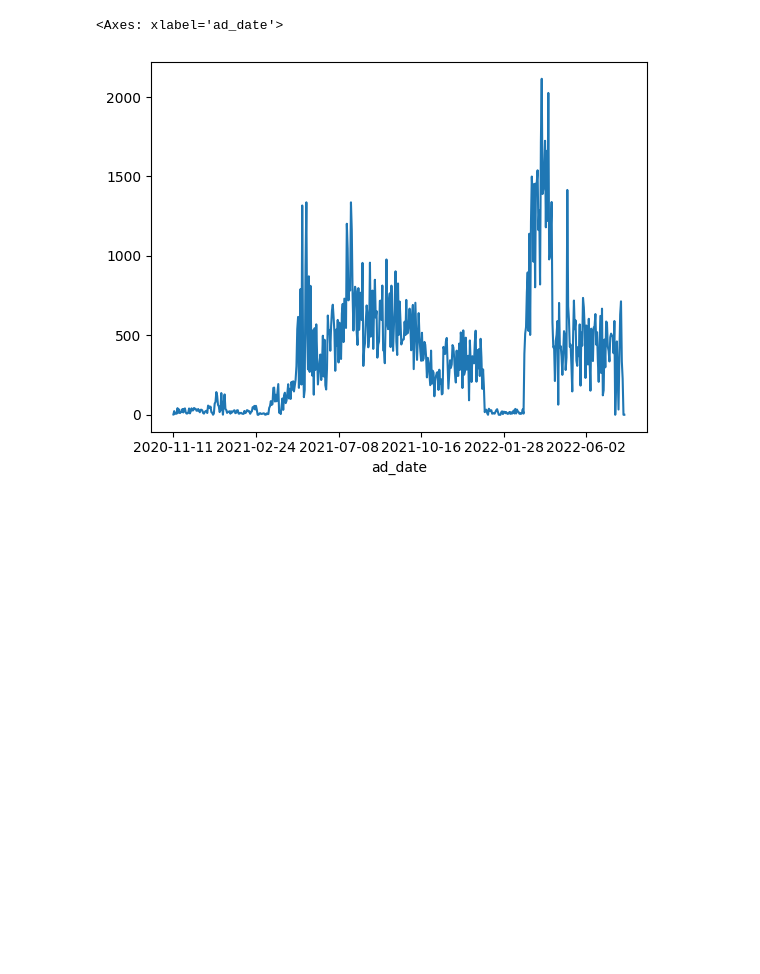
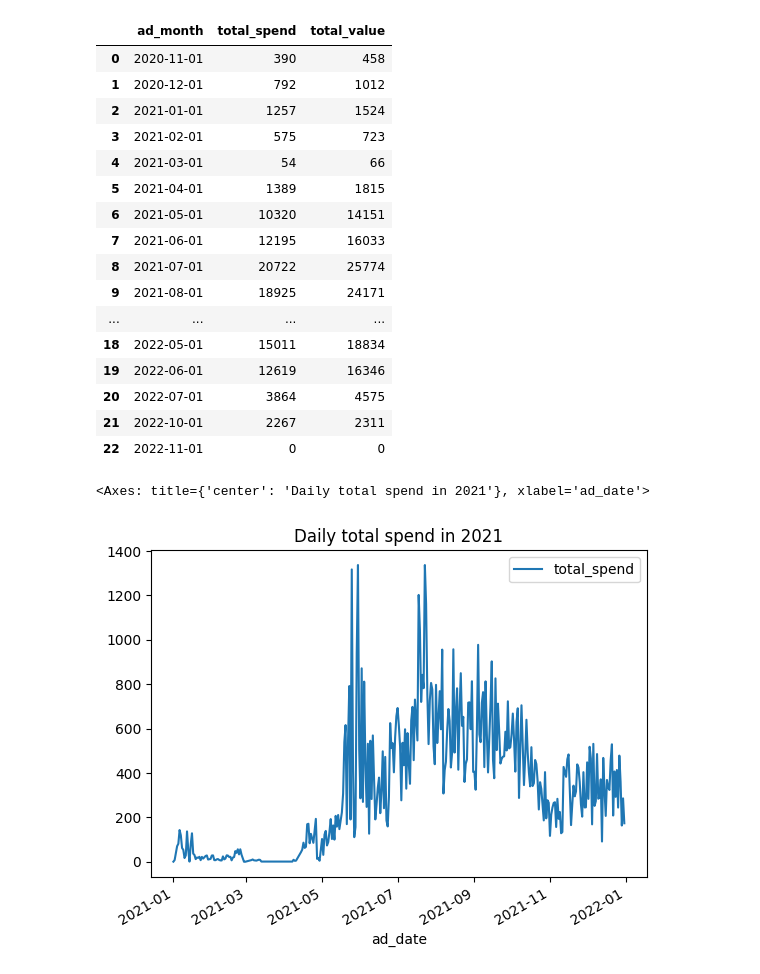
Before and after one commit to SamKratin/python-dataframes-exercises, a Jupyter notebook: FB_ads_data.ipynb, the cells around one changed output. Saved outputs shown, nothing was run; the diff lists cells and outputs as text; code cells hidden in the pictures; blank space fills up the shorter version.

```diff
--- a/FB_ads_data.ipynb
+++ b/FB_ads_data.ipynb
@@ -4,5 +5,7 @@ import matplotlib as mpl
 # %%
-df = pd.read_csv(r'C:\Users\Anna\Downloads\facebook_ads_data (2.0).csv')
+df = pd.read_csv(r"C:\Users\Anna\Desktop\facebook_ads_data (2.0).csv")
+df['ad_date'] = pd.to_datetime(df['ad_date'])
+df['ad_month'] = df['ad_date'].dt.to_period('M').dt.start_time
 df
 # %% [output]
 |  | ad_date | campaign_name | total_spend | total_impressions | total_clicks | total_value | cpc | cpm | ... |
@@ -21,5 +24,28 @@ df
 # %%
-df.groupby('ad_date').sum()['total_spend'].plot()
+group_month = df.groupby('ad_month').agg({'total_spend': 'sum', 'total_value': 'sum'}).astype('int').reset_index()
+group_month
 # %% [output]
-<Axes: xlabel='ad_date'>
-[figure, removed]
+|  | ad_month | total_spend | total_value |
+| 0 | 2020-11-01 | 390 | 458 |
+| 1 | 2020-12-01 | 792 | 1012 |
+| 2 | 2021-01-01 | 1257 | 1524 |
+| 3 | 2021-02-01 | 575 | 723 |
+| 4 | 2021-03-01 | 54 | 66 |
+| 5 | 2021-04-01 | 1389 | 1815 |
+| 6 | 2021-05-01 | 10320 | 14151 |
+| 7 | 2021-06-01 | 12195 | 16033 |
+| 8 | 2021-07-01 | 20722 | 25774 |
+| 9 | 2021-08-01 | 18925 | 24171 |
+| ... | ... | ... | ... |
+| 18 | 2022-05-01 | 15011 | 18834 |
+| 19 | 2022-06-01 | 12619 | 16346 |
+| 20 | 2022-07-01 | 3864 | 4575 |
+| 21 | 2022-10-01 | 2267 | 2311 |
+| 22 | 2022-11-01 | 0 | 0 |
+# %%
+df_2021 = df[df["ad_date"].dt.year == 2021]
+group_day_2021 = df_2021.groupby("ad_date", as_index=False)["total_spend"].sum()
+group_day_2021.plot(x="ad_date", y="total_spend", kind="line", title="Daily total spend in 2021")
+# %% [output]
+<Axes: title={'center': 'Daily total spend in 2021'}, xlabel='ad_date'>
+[figure, added]
```
Also changed, not shown: parts of 9 cells of this notebook, 1 other file.
